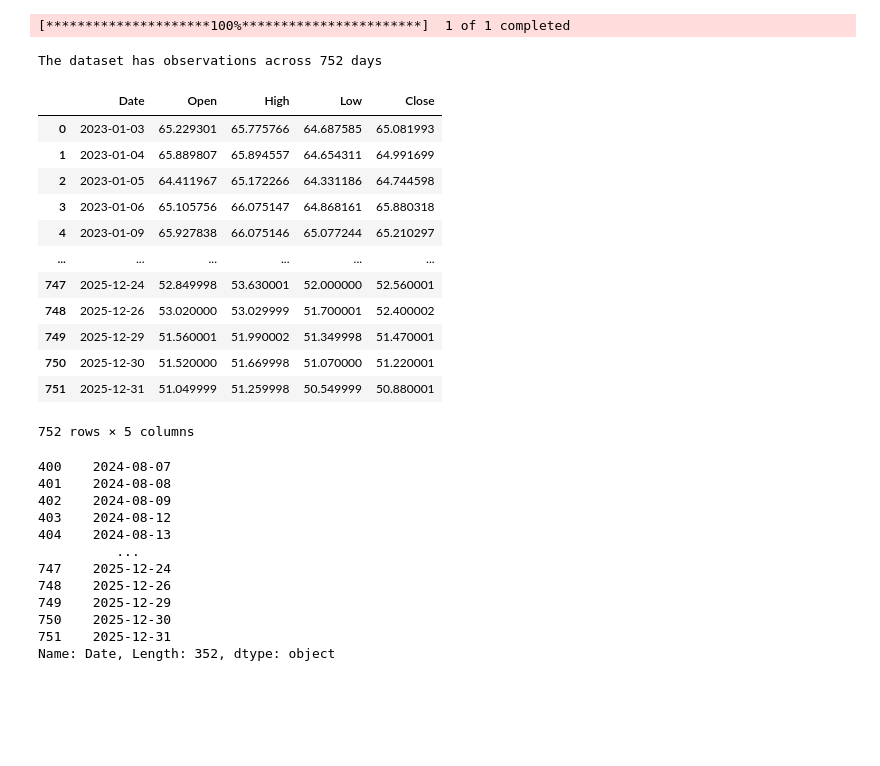
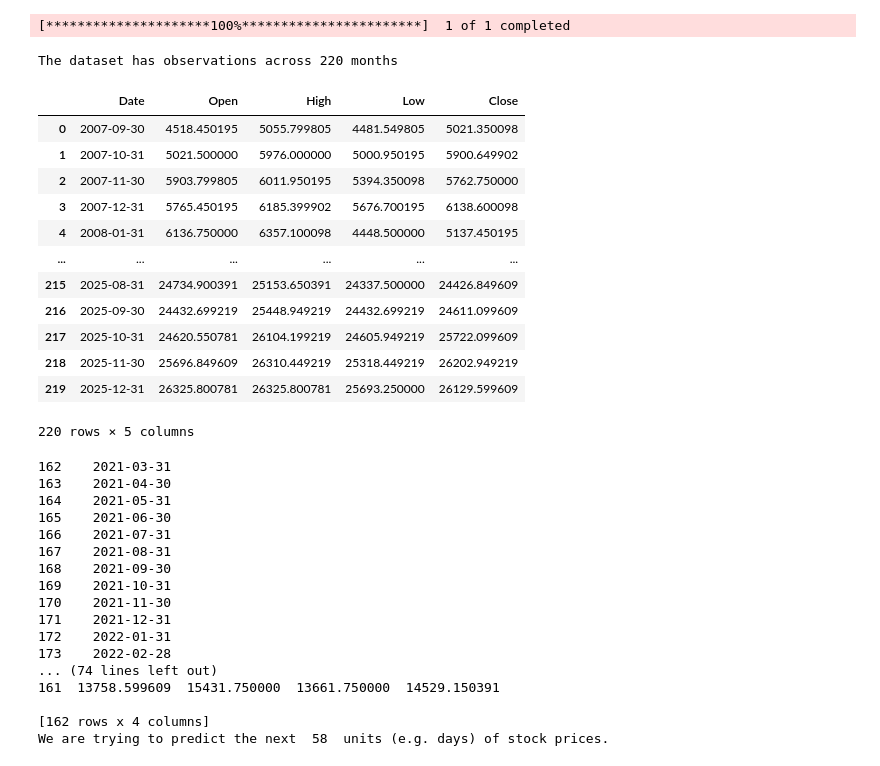
Before and after one commit to anderswol/AppStat2, a Jupyter notebook: Aske/aske_medstocks.ipynb, the cells around one changed output. Cells and saved outputs as stored; diff of their text form; code cells hidden in the pictures; blank space fills up the shorter version.

```diff
--- a/Aske/aske_medstocks.ipynb
+++ b/Aske/aske_medstocks.ipynb
@@ -12,38 +8,52 @@ from modelFuncs import *
 # %%
-aapl_obs = dataExtracterDays('NVO', '2023-01-01', '2026-01-01').dropna()
-aapl_obs
+nvo_obs = dataExtracterMonths('^NSEI', '2000-01-01', '2026-01-01').dropna()
+nvo_obs
 # %% [output]
 [*********************100%***********************]  1 of 1 completed
-The dataset has observations across 752 days
+The dataset has observations across 220 months
 |  | Date | Open | High | Low | Close |
-| 0 | 2023-01-03 | 65.229301 | 65.775766 | 64.687585 | 65.081993 |
-| 1 | 2023-01-04 | 65.889807 | 65.894557 | 64.654311 | 64.991699 |
-| 2 | 2023-01-05 | 64.411967 | 65.172266 | 64.331186 | 64.744598 |
-| 3 | 2023-01-06 | 65.105756 | 66.075147 | 64.868161 | 65.880318 |
-| 4 | 2023-01-09 | 65.927838 | 66.075146 | 65.077244 | 65.210297 |
+| 0 | 2007-09-30 | 4518.450195 | 5055.799805 | 4481.549805 | 5021.350098 |
+| 1 | 2007-10-31 | 5021.500000 | 5976.000000 | 5000.950195 | 5900.649902 |
+| 2 | 2007-11-30 | 5903.799805 | 6011.950195 | 5394.350098 | 5762.750000 |
+| 3 | 2007-12-31 | 5765.450195 | 6185.399902 | 5676.700195 | 6138.600098 |
+| 4 | 2008-01-31 | 6136.750000 | 6357.100098 | 4448.500000 | 5137.450195 |
 | ... | ... | ... | ... | ... | ... |
-| 747 | 2025-12-24 | 52.849998 | 53.630001 | 52.000000 | 52.560001 |
-| 748 | 2025-12-26 | 53.020000 | 53.029999 | 51.700001 | 52.400002 |
-| 749 | 2025-12-29 | 51.560001 | 51.990002 | 51.349998 | 51.470001 |
-| 750 | 2025-12-30 | 51.520000 | 51.669998 | 51.070000 | 51.220001 |
-| 751 | 2025-12-31 | 51.049999 | 51.259998 | 50.549999 | 50.880001 |
+| 215 | 2025-08-31 | 24734.900391 | 25153.650391 | 24337.500000 | 24426.849609 |
+| 216 | 2025-09-30 | 24432.699219 | 25448.949219 | 24432.699219 | 24611.099609 |
+| 217 | 2025-10-31 | 24620.550781 | 26104.199219 | 24605.949219 | 25722.099609 |
+| 218 | 2025-11-30 | 25696.849609 | 26310.449219 | 25318.449219 | 26202.949219 |
+| 219 | 2025-12-31 | 26325.800781 | 26325.800781 | 25693.250000 | 26129.599609 |
-752 rows × 5 columns
+220 rows × 5 columns
 # %%
-aapl_data = aapl_obs[:400]
-aapl_data
+nvo_data = nvo_obs[:162]
+nvo_data
 
-dates = aapl_obs['Date'][400:]
+dates = nvo_obs['Date'][162:]
 print(dates)
+
+obs = nvo_obs[nvo_obs.columns[1:5]]
+print("All observations: \n", obs)
+
+data = nvo_data[nvo_data.columns[1:5]]
+print("Data from start to cut: \n", data)
+
+predict_size = len(obs)-len(data)
+print("We are trying to predict the next ", predict_size, " units (e.g. days) of stock prices.")
 # %% [output]
-400    2024-08-07
-401    2024-08-08
-402    2024-08-09
-403    2024-08-12
-404    2024-08-13
-          ...
-747    2025-12-24
-748    2025-12-26
-749    2025-12-29
-750    2025-12-30
-751    2025-12-31
-Name: Date, Length: 352, dtype: object
+162    2021-03-31
+163    2021-04-30
+164    2021-05-31
+165    2021-06-30
+166    2021-07-31
+167    2021-08-31
+168    2021-09-30
+169    2021-10-31
+170    2021-11-30
+171    2021-12-31
+172    2022-01-31
+173    2022-02-28
+... (74 lines left out)
+161  13758.599609  15431.750000  13661.750000  14529.150391
+
+[162 rows x 4 columns]
+We are trying to predict the next  58  units (e.g. days) of stock prices.
```
Also changed, not shown: parts of 10 cells of this notebook, 3 other files.
